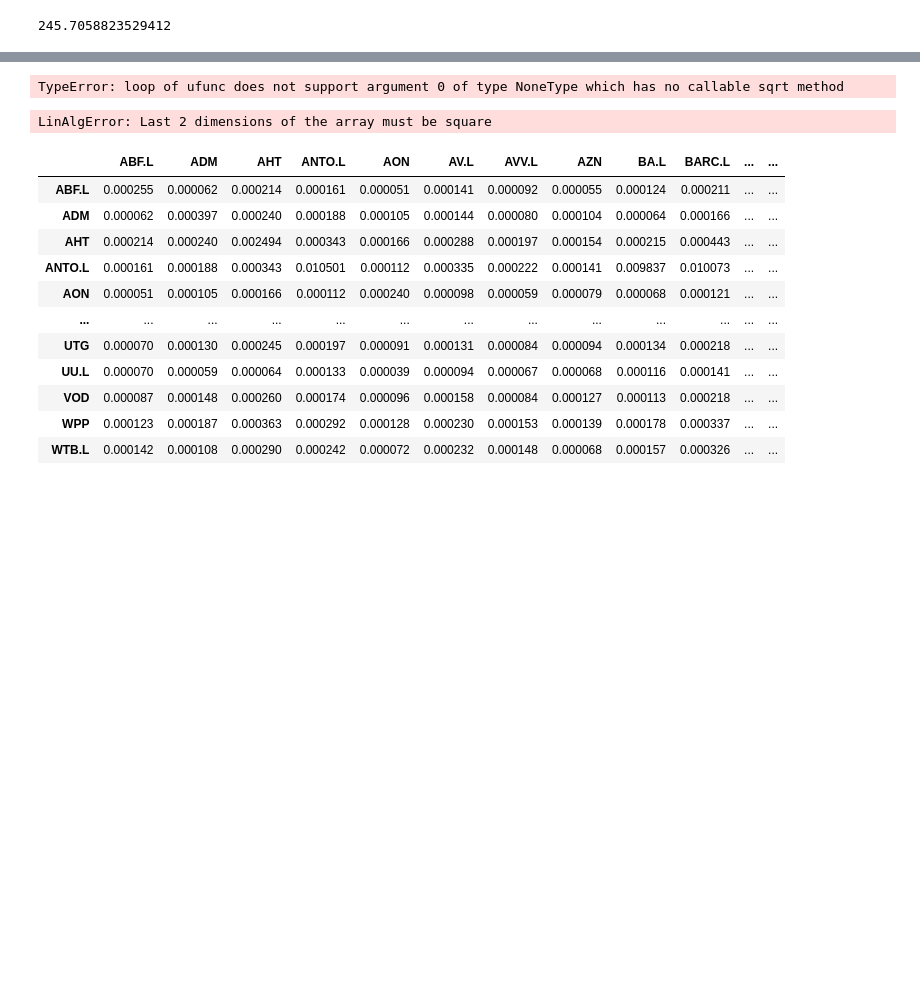
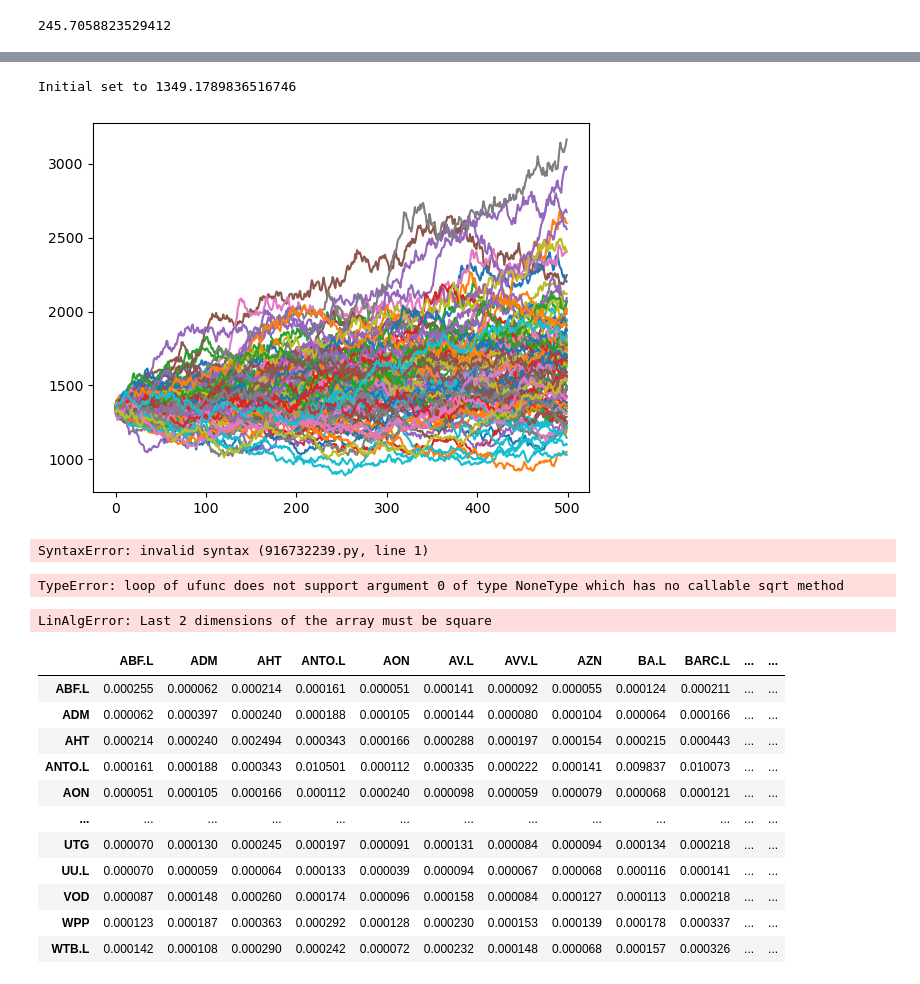
Before and after one commit to Johanlai/risk_management, a Jupyter notebook: VaR.ipynb, the cells around one changed output, grey strips where cells are left out. Saved outputs shown, nothing was run; the diff lists cells and outputs as text; code cells hidden in the pictures; blank space fills up the shorter version.

```diff
--- a/VaR.ipynb
+++ b/VaR.ipynb
@@ -73,0 +100,9 @@ plt.show()
+# %%
+sims = funcs.MC_sim(x.portfolio_prices)
+# %% [output]
+Initial set to 1349.1789836516746
+[figure, added]
+# %%
+var.
+# %% [output]
+SyntaxError: invalid syntax (916732239.py, line 1)
```
Also changed, not shown: parts of 10 cells of this notebook, 2 other files.
